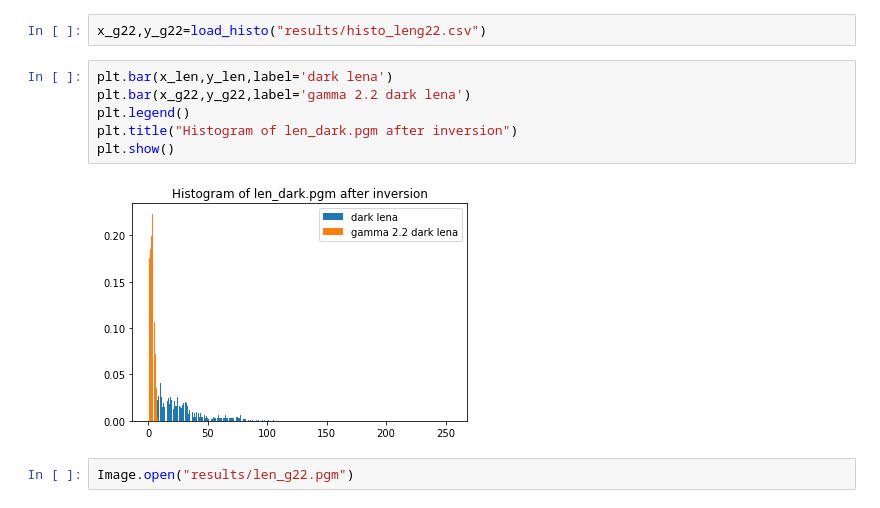
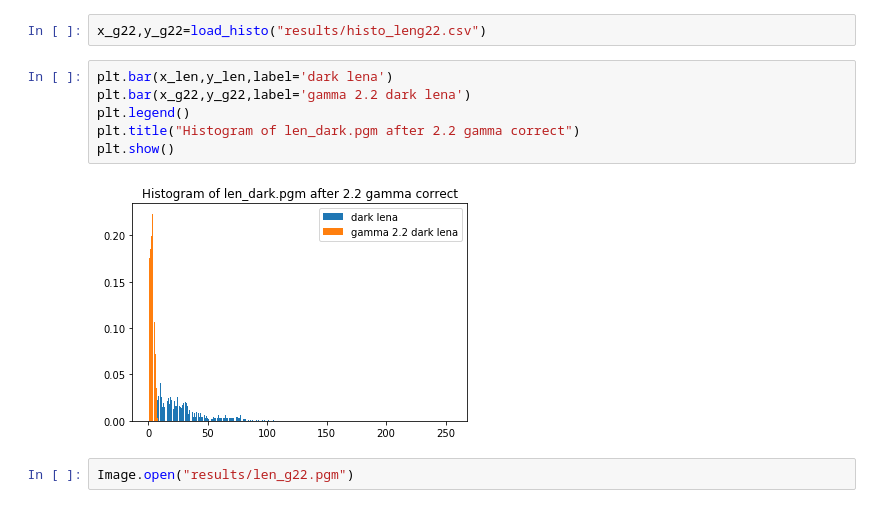
Before and after one commit to cosmo-sterin/M1_ENSL, a Jupyter notebook: Vision/build/tp2/Results.ipynb, the cells around one changed output. Saved outputs shown, nothing was run; the diff lists cells and outputs as text.

```diff
--- a/Vision/build/tp2/Results.ipynb
+++ b/Vision/build/tp2/Results.ipynb
@@ -57,11 +57,11 @@ x_g22,y_g22=load_histo("results/histo_leng22.csv")
 # %%
 plt.bar(x_len,y_len,label='dark lena')
 plt.bar(x_g22,y_g22,label='gamma 2.2 dark lena')
 plt.legend()
-plt.title("Histogram of len_dark.pgm after inversion")
+plt.title("Histogram of len_dark.pgm after 2.2 gamma correct")
 plt.show()
 # %% [output]
-[figure, old version]
+[figure, new version]
 # %%
 Image.open("results/len_g22.pgm")
 # %% [output]
```
Also changed, not shown: parts of 8 cells of this notebook, 5 other files.
